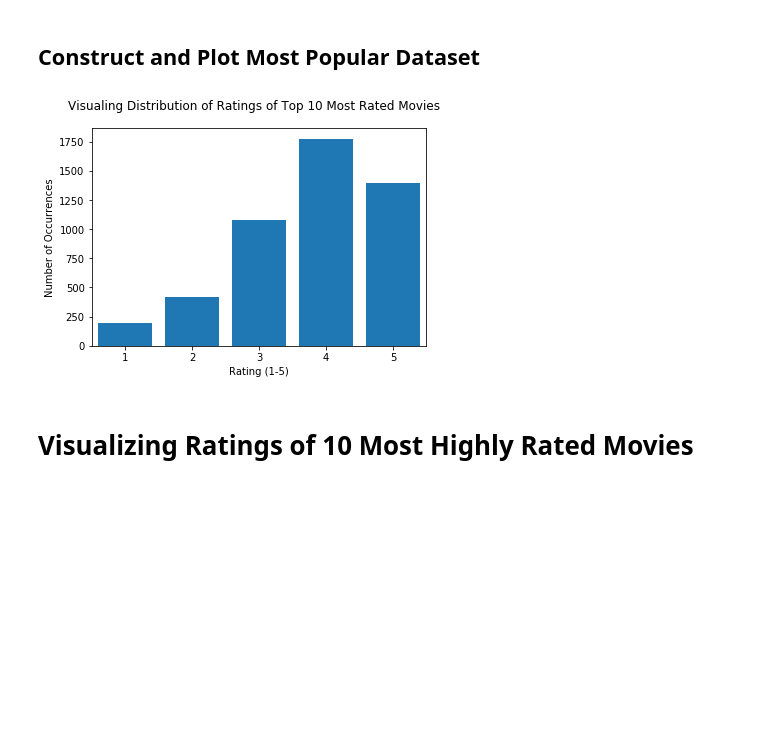
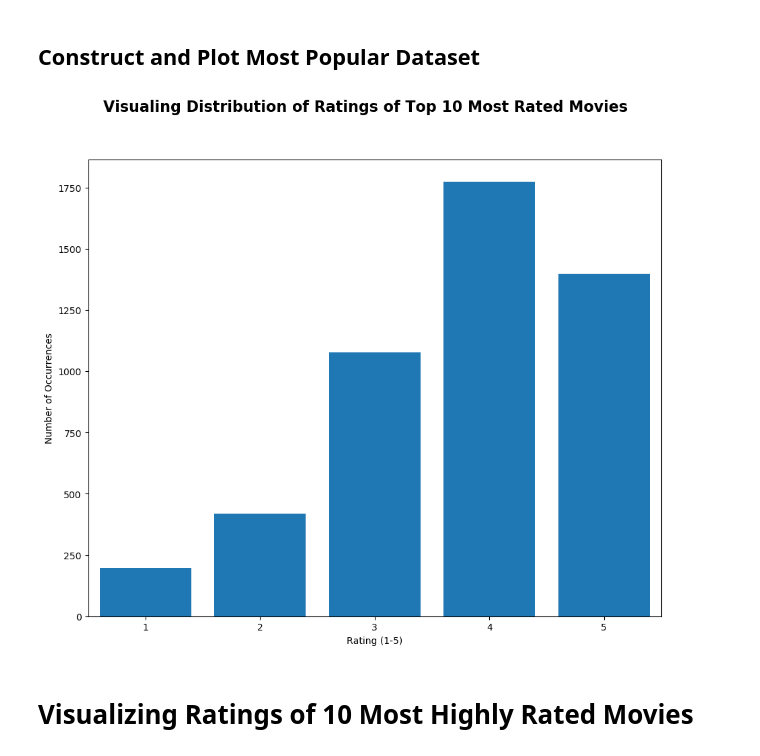
Before and after one commit to 18jeffreyma/cs155-visualization-miniproject, a Jupyter notebook: 4_basic_visualizations.ipynb, the cells around one changed output. Cells and saved outputs as stored; diff of their text form; code cells hidden in the pictures; blank space fills up the shorter version.

```diff
--- a/4_basic_visualizations.ipynb
+++ b/4_basic_visualizations.ipynb
@@ -73,23 +76,23 @@ print(popular_movies)
 # %%
 most_popular_ratings = []
 
 for row in all_np:
     if id_to_movie_title[row[1]] in popular_movies:
         most_popular_ratings.append(row[2])
 
-plt.figure()
+plt.figure(figsize=(11, 9), dpi=100)
 
 unique, counts = np.unique(most_popular_ratings, return_counts=True)
 plt.bar(unique, counts, width=0.8)
 
-plt.suptitle("Visualing Distribution of Ratings of Top 10 Most Rated Movies")
+plt.suptitle("Visualing Distribution of Ratings of Top 10 Most Rated Movies", fontsize=16, fontweight='bold')
 plt.xlabel("Rating (1-5)")
 plt.ylabel("Number of Occurrences")
 plt.xlim((0.5,5.5))
 
 plt.show()
 # %% [output]
-[figure, old version]
+[figure, new version]
 # %% [markdown]
 # Visualizing Ratings of 10 Most Highly Rated Movies
 # %% [markdown]
```
Also changed, not shown: parts of 5 cells of this notebook.
